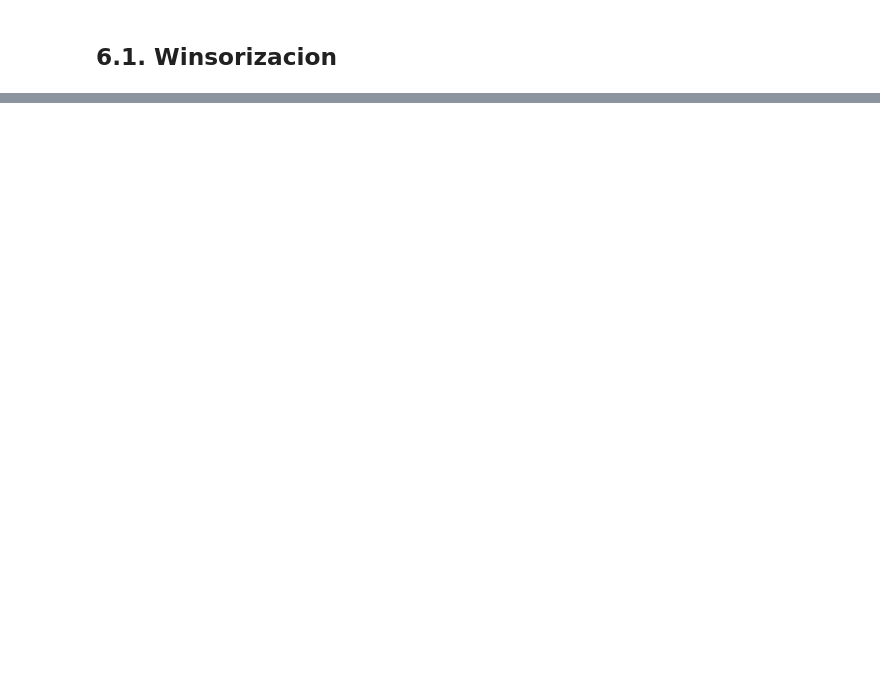
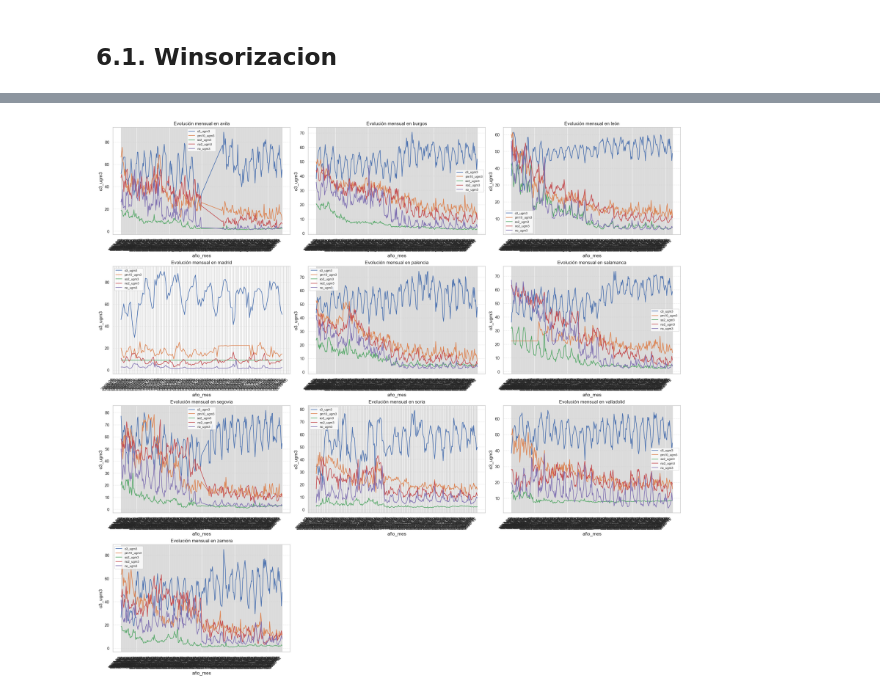
Before and after one commit to japinuela/Ejercicios-Repaso-Python-ML, a Jupyter notebook: Practica_Python-EDA.ipynb, the cells around one changed output, grey strips where cells are left out. Cells and saved outputs as stored; diff of their text form; code cells hidden in the pictures; blank space fills up the shorter version.

```diff
--- a/Practica_Python-EDA.ipynb
+++ b/Practica_Python-EDA.ipynb
@@ -434,0 +547,43 @@ KeyError: 'no2ugm3_w'
+# %%
+df = df_limpio.copy()
+# %%
+# Columna año-mes
+df["año_mes"] = df["fecha"].dt.to_period("M").astype(str)
+
+# Contaminantes
+principal = ["o3_ugm3", "pm10_ugm3", "so2_ugm3", "no2_ugm3", "no_ugm3"]
+
+# Calcular la media mensual por provincia
+df_mensual = df.groupby(["provincia", "año_mes"])[principal].mean().reset_index()
+
+# Provincias únicas
+provincias = df_mensual["provincia"].unique()
+n = len(provincias)
+
+# Subplots
+n_cols = 3
+n_rows = math.ceil(n / n_cols)
+
+fig, axes = plt.subplots(n_rows, n_cols, figsize=(n_cols*7, n_rows*5), constrained_layout=True)
+axes = axes.ravel()
+
+for i, prov in enumerate(provincias):
+    ax = axes[i]
+    temp = df_mensual[df_mensual["provincia"] == prov]
+
+    # Graficar todas las variables en el mismo subplot
+    for col in principal:
+        sns.lineplot(x="año_mes", y=col, data=temp, ax=ax, label=col)
+
+    ax.set_title(f"Evolución mensual en {prov}")
+    ax.set_xticklabels(ax.get_xticklabels(), rotation=45, ha="right")
+    ax.legend(fontsize=8)
+    ax.grid(True, axis="y", linestyle="--", alpha=0.4)
+
+# Ocultar ejes sobrantes
+for j in range(i+1, len(axes)):
+    axes[j].axis("off")
+
+plt.show()
+# %% [output]
+[figure, added]
```
Also changed, not shown: parts of 15 cells of this notebook.
